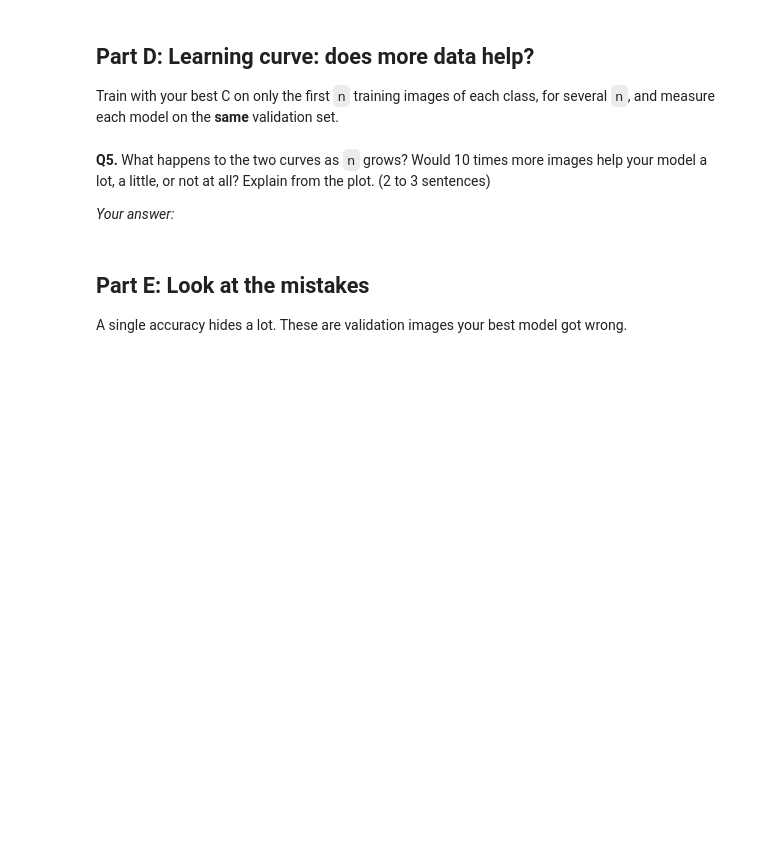
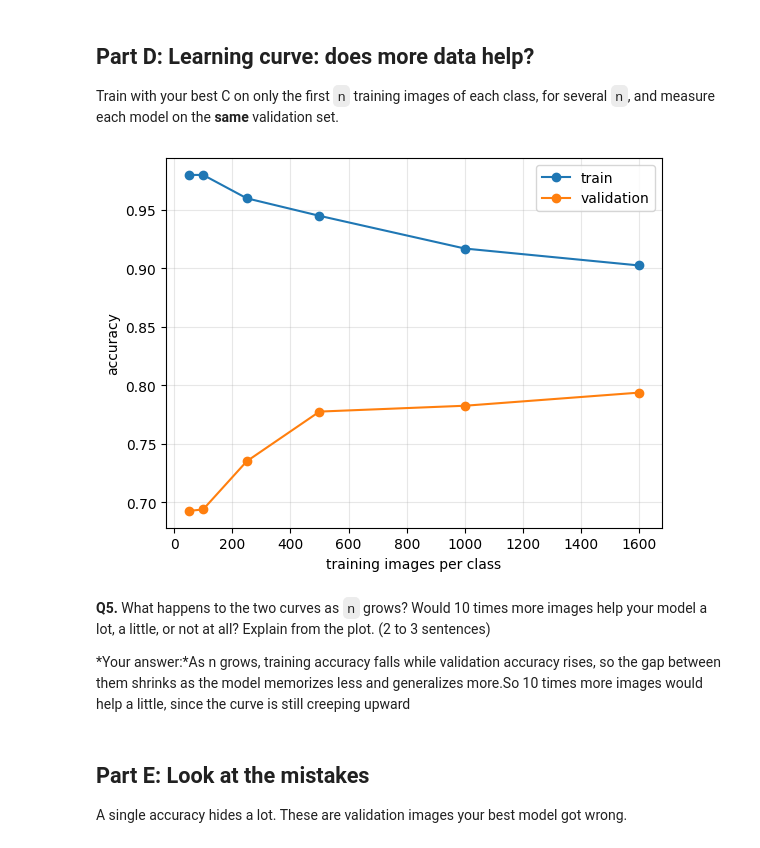
Before and after one commit to Abraham0221/HW1-AI-Programming, a Jupyter notebook: hw1_image_classification.ipynb, the cells around one changed output. Drawn from its saved outputs; the diff is of its cells as text; code cells hidden in the pictures; blank space fills up the shorter version.

```diff
--- a/hw1_image_classification.ipynb
+++ b/hw1_image_classification.ipynb
@@ -232,18 +235,21 @@ Train with your best C on only the first `n` training images of each class, for
 # %%
 sizes = [50, 100, 250, 500, 1000, 1600]
 lc_train, lc_val = [], []
 for n in sizes:
     idx = np.r_[np.flatnonzero(y_tr == 0)[:n], np.flatnonzero(y_tr == 1)[:n]]
-    # TODO: fit LogisticRegression(C=best_C, max_iter=2000) on Z_tr[idx], y_tr[idx] and append
-    #       its accuracy on those training images to lc_train and on the validation set to lc_val
+    m = LogisticRegression(C=best_C, max_iter=2000).fit(Z_tr[idx], y_tr[idx])
+    lc_train.append(m.score(Z_tr[idx], y_tr[idx]))
+    lc_val.append(m.score(Z_va, y_va))
 
 plt.plot(sizes, lc_train, "o-", label="train"); plt.plot(sizes, lc_val, "o-", label="validation")
 plt.xlabel("training images per class"); plt.ylabel("accuracy"); plt.legend(); plt.grid(alpha=0.3); plt.show()
+# %% [output]
+[figure, added]
 # %% [markdown]
 **Q5.** What happens to the two curves as `n` grows? Would 10 times more images help your
 model a lot, a little, or not at all? Explain from the plot. (2 to 3 sentences)
 
-*Your answer:*
+*Your answer:*As n grows, training accuracy falls while validation accuracy rises, so the gap between them shrinks as the model memorizes less and generalizes more.So 10 times more images would help a little, since the curve is still creeping upward
 # %% [markdown]
 ## Part E: Look at the mistakes
 
```
Also changed, not shown: parts of 9 cells of this notebook.
